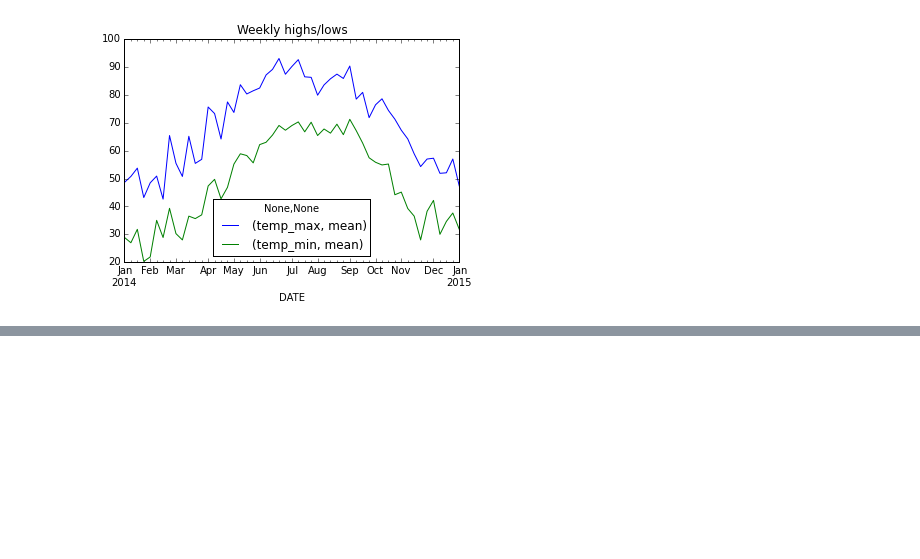
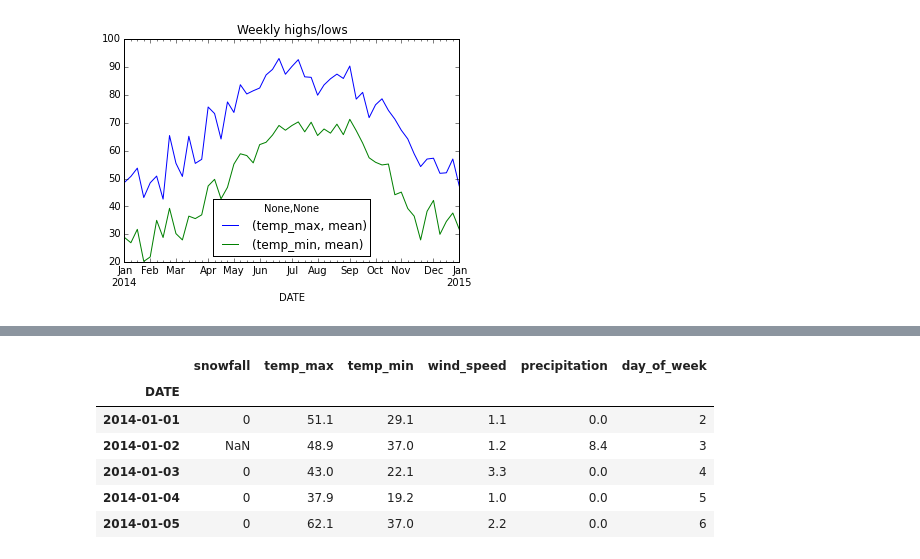
Before and after one commit to tiyd-python-2015-08/course-resources, a Jupyter notebook: week4/w4d1.ipynb, the cells around one changed output, grey strips where cells are left out. Drawn from its saved outputs; the diff is of its cells as text; code cells hidden in the pictures; blank space fills up the shorter version.

```diff
--- a/week4/w4d1.ipynb
+++ b/week4/w4d1.ipynb
@@ -728,0 +725,11 @@ rdu_temps[['temp_max', 'temp_min']].resample('W', ['mean']).plot(title='Weekly h
+# %%
+rdu_temps['day_of_week'] = rdu_temps.index.to_series().map(lambda d: d.weekday()).head()
+rdu_temps.head()
+# %% [output]
+|  | snowfall | temp_max | temp_min | wind_speed | precipitation | day_of_week |
+| DATE |  |  |  |  |  |  |
+| 2014-01-01 | 0 | 51.1 | 29.1 | 1.1 | 0.0 | 2 |
+| 2014-01-02 | NaN | 48.9 | 37.0 | 1.2 | 8.4 | 3 |
+| 2014-01-03 | 0 | 43.0 | 22.1 | 3.3 | 0.0 | 4 |
+| 2014-01-04 | 0 | 37.9 | 19.2 | 1.0 | 0.0 | 5 |
+| 2014-01-05 | 0 | 62.1 | 37.0 | 2.2 | 0.0 | 6 |
```
Also changed, not shown: parts of 3 cells of this notebook.
